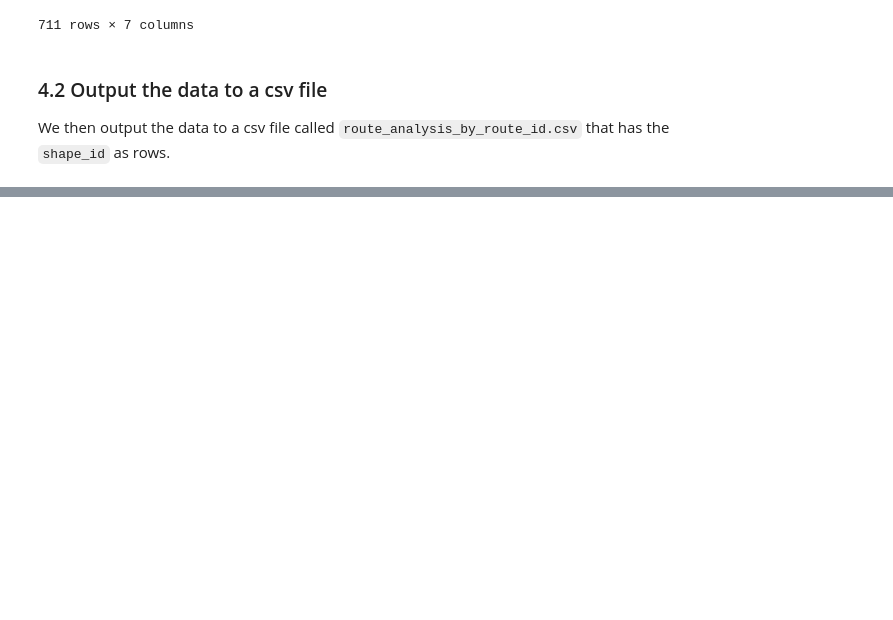
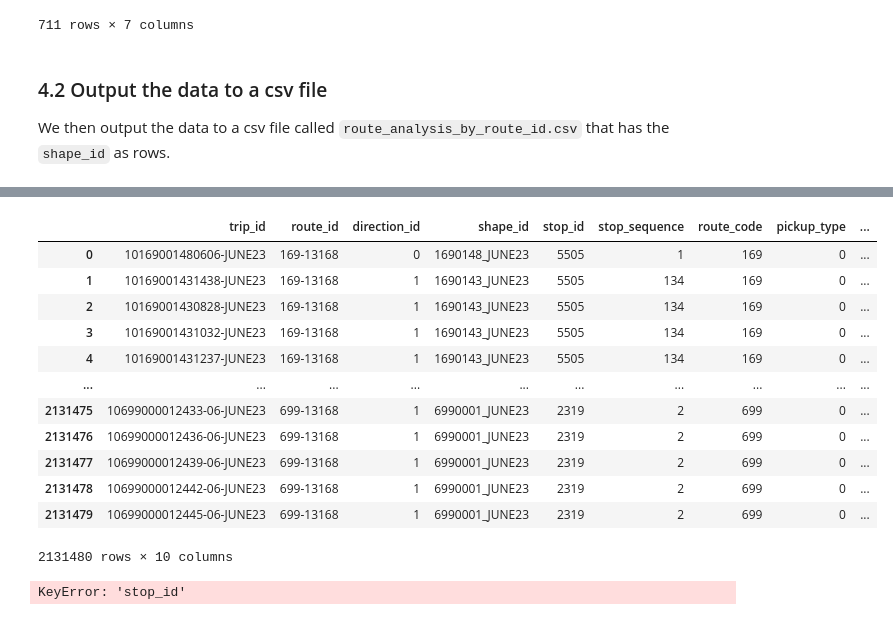
Before and after one commit to LACMTA/metro-api-v2-base, a Jupyter notebook: notebooks/route_analysis.ipynb, the cells around one changed output, grey strips where cells are left out. Drawn from its saved outputs; the diff is of its cells as text; code cells hidden in the pictures; blank space fills up the shorter version.

```diff
--- a/notebooks/route_analysis.ipynb
+++ b/notebooks/route_analysis.ipynb
@@ -288,0 +302,20 @@ routes_and_stop_ids.to_csv('output/route_analysis_per_shape_id.csv', index=False
+# %%
+join_trips_to_stop_times = pd.merge(gtfs_trips, gtfs_stop_times, on='trip_id', how='inner')
+simplified_trips_join_stop_times = join_trips_to_stop_times[['trip_id','route_id','direction_id','shape_id','stop_id', 'stop_sequence','route_code', 'pickup_type', 'drop_off_type']]
+simplified_trips_join_stop_times_join_to_stops = pd.merge(simplified_trips_join_stop_times, gtfs_stops, on='stop_id', how='inner')
+simplified_trips_join_stop_times_join_to_stops = simplified_trips_join_stop_times_join_to_stops[['trip_id','route_id','direction_id','shape_id','stop_id', 'stop_sequence','route_code', 'pickup_type', 'drop_off_type', 'stop_name']]
+simplified_trips_join_stop_times_join_to_stops
+# %% [output]
+|  | trip_id | route_id | direction_id | shape_id | stop_id | stop_sequence | route_code | pickup_type | ... |
+| 0 | 10169001480606-JUNE23 | 169-13168 | 0 | 1690148_JUNE23 | 5505 | 1 | 169 | 0 | ... |
+| 1 | 10169001431438-JUNE23 | 169-13168 | 1 | 1690143_JUNE23 | 5505 | 134 | 169 | 0 | ... |
+| 2 | 10169001430828-JUNE23 | 169-13168 | 1 | 1690143_JUNE23 | 5505 | 134 | 169 | 0 | ... |
+| 3 | 10169001431032-JUNE23 | 169-13168 | 1 | 1690143_JUNE23 | 5505 | 134 | 169 | 0 | ... |
+| 4 | 10169001431237-JUNE23 | 169-13168 | 1 | 1690143_JUNE23 | 5505 | 134 | 169 | 0 | ... |
+| ... | ... | ... | ... | ... | ... | ... | ... | ... | ... |
+| 2131475 | 10699000012433-06-JUNE23 | 699-13168 | 1 | 6990001_JUNE23 | 2319 | 2 | 699 | 0 | ... |
+| 2131476 | 10699000012436-06-JUNE23 | 699-13168 | 1 | 6990001_JUNE23 | 2319 | 2 | 699 | 0 | ... |
+| 2131477 | 10699000012439-06-JUNE23 | 699-13168 | 1 | 6990001_JUNE23 | 2319 | 2 | 699 | 0 | ... |
+| 2131478 | 10699000012442-06-JUNE23 | 699-13168 | 1 | 6990001_JUNE23 | 2319 | 2 | 699 | 0 | ... |
+| 2131479 | 10699000012445-06-JUNE23 | 699-13168 | 1 | 6990001_JUNE23 | 2319 | 2 | 699 | 0 | ... |
+2131480 rows × 10 columns
@@ -288,0 +328,5 @@ routes_and_stop_ids.to_csv('output/route_analysis_per_shape_id.csv', index=False
+# %%
+routes_and_stop_ids_to_add_drop_off_type_and_pick_up_type = pd.merge(routes_and_stop_ids, gtfs_stop_times, on=['route_code','stop_id'], how='inner')
+routes_and_stop_ids_to_add_drop_off_type_and_pick_up_type
+# %% [output]
+KeyError: 'stop_id'
```
Also changed, not shown: parts of 2 cells of this notebook, 1 other file.
